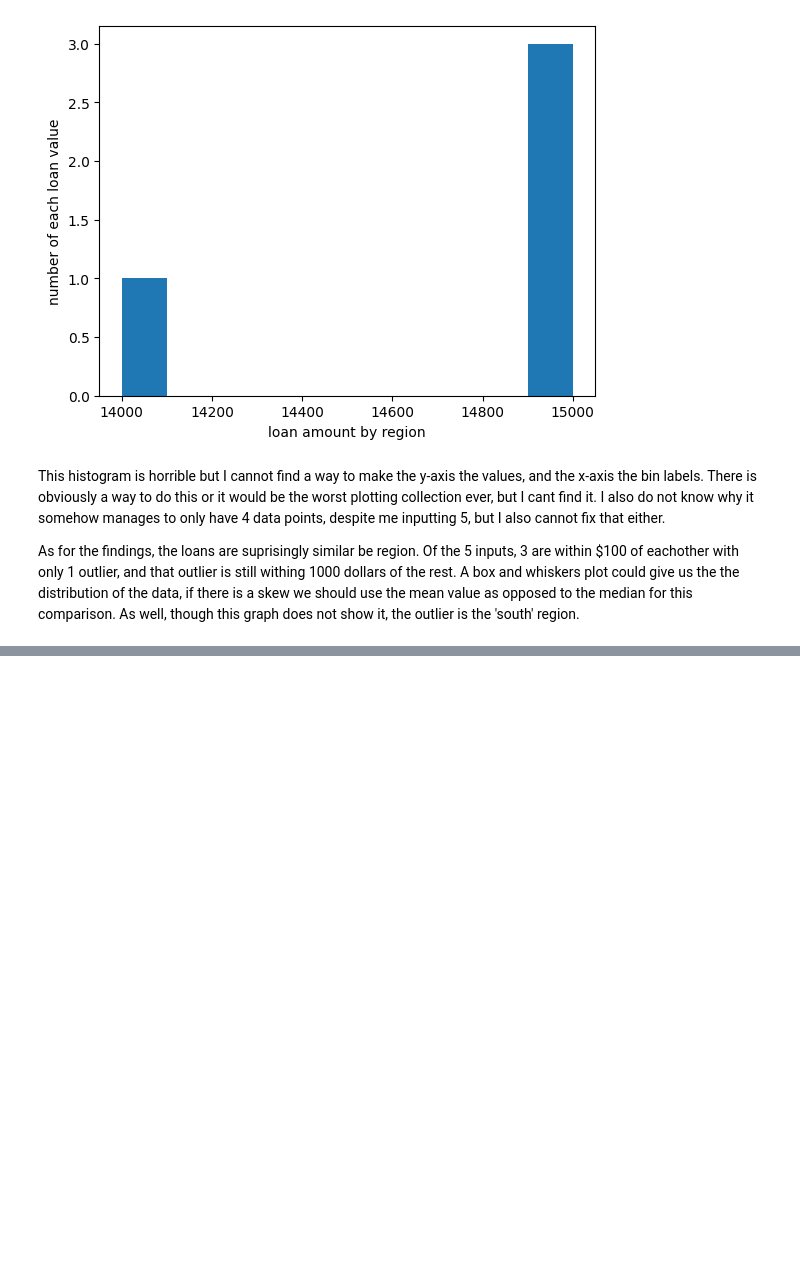
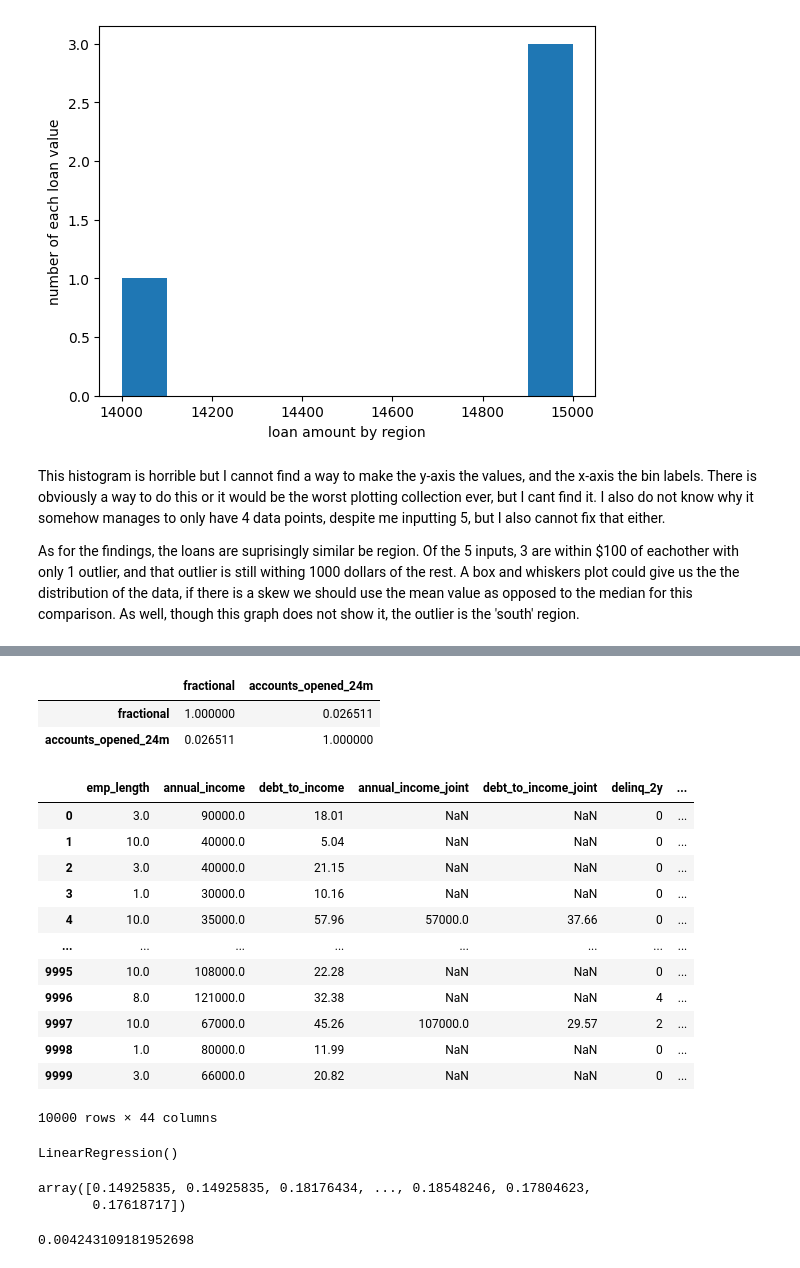
Before and after one commit to Liam-RA/CSCI_1070_Liam-RA, a Jupyter notebook: Week_06/Week_6_Homework.ipynb, the cells around one changed output, grey strips where cells are left out. Saved outputs shown, nothing was run; the diff lists cells and outputs as text; code cells hidden in the pictures; blank space fills up the shorter version.

```diff
--- a/Week_06/Week_6_Homework.ipynb
+++ b/Week_06/Week_6_Homework.ipynb
@@ -325,0 +383,7 @@ As for the findings, the loans are suprisingly similar be region. Of the 5 input
+# %%
+corr_test = df[['fractional','accounts_opened_24m']]
+corr_test.corr()
+# %% [output]
+|  | fractional | accounts_opened_24m |
+| fractional | 1.000000 | 0.026511 |
+| accounts_opened_24m | 0.026511 | 1.000000 |
@@ -325,0 +401,32 @@ As for the findings, the loans are suprisingly similar be region. Of the 5 input
+# %%
+X_df.drop('paid_total',axis=1)
+# %% [output]
+|  | emp_length | annual_income | debt_to_income | annual_income_joint | debt_to_income_joint | delinq_2y | ... |
+| 0 | 3.0 | 90000.0 | 18.01 | NaN | NaN | 0 | ... |
+| 1 | 10.0 | 40000.0 | 5.04 | NaN | NaN | 0 | ... |
+| 2 | 3.0 | 40000.0 | 21.15 | NaN | NaN | 0 | ... |
+| 3 | 1.0 | 30000.0 | 10.16 | NaN | NaN | 0 | ... |
+| 4 | 10.0 | 35000.0 | 57.96 | 57000.0 | 37.66 | 0 | ... |
+| ... | ... | ... | ... | ... | ... | ... | ... |
+| 9995 | 10.0 | 108000.0 | 22.28 | NaN | NaN | 0 | ... |
+| 9996 | 8.0 | 121000.0 | 32.38 | NaN | NaN | 4 | ... |
+| 9997 | 10.0 | 67000.0 | 45.26 | 107000.0 | 29.57 | 2 | ... |
+| 9998 | 1.0 | 80000.0 | 11.99 | NaN | NaN | 0 | ... |
+| 9999 | 3.0 | 66000.0 | 20.82 | NaN | NaN | 0 | ... |
+10000 rows × 44 columns
+# %%
+regression_model = LinearRegression()
+regression_model.fit(X_train,y_train)
+# %% [output]
+LinearRegression()
+# %%
+pred_value = regression_model.predict(X_test)
+pred_value
+# %% [output]
+array([0.14925835, 0.14925835, 0.18176434, ..., 0.18548246, 0.17804623,
+       0.17618717])
+# %%
+accuracy = regression_model.score(X_test,y_test)
+print(accuracy)
+# %% [output]
+0.004243109181952698
```
Also changed, not shown: parts of 8 cells of this notebook, 3 other files.
